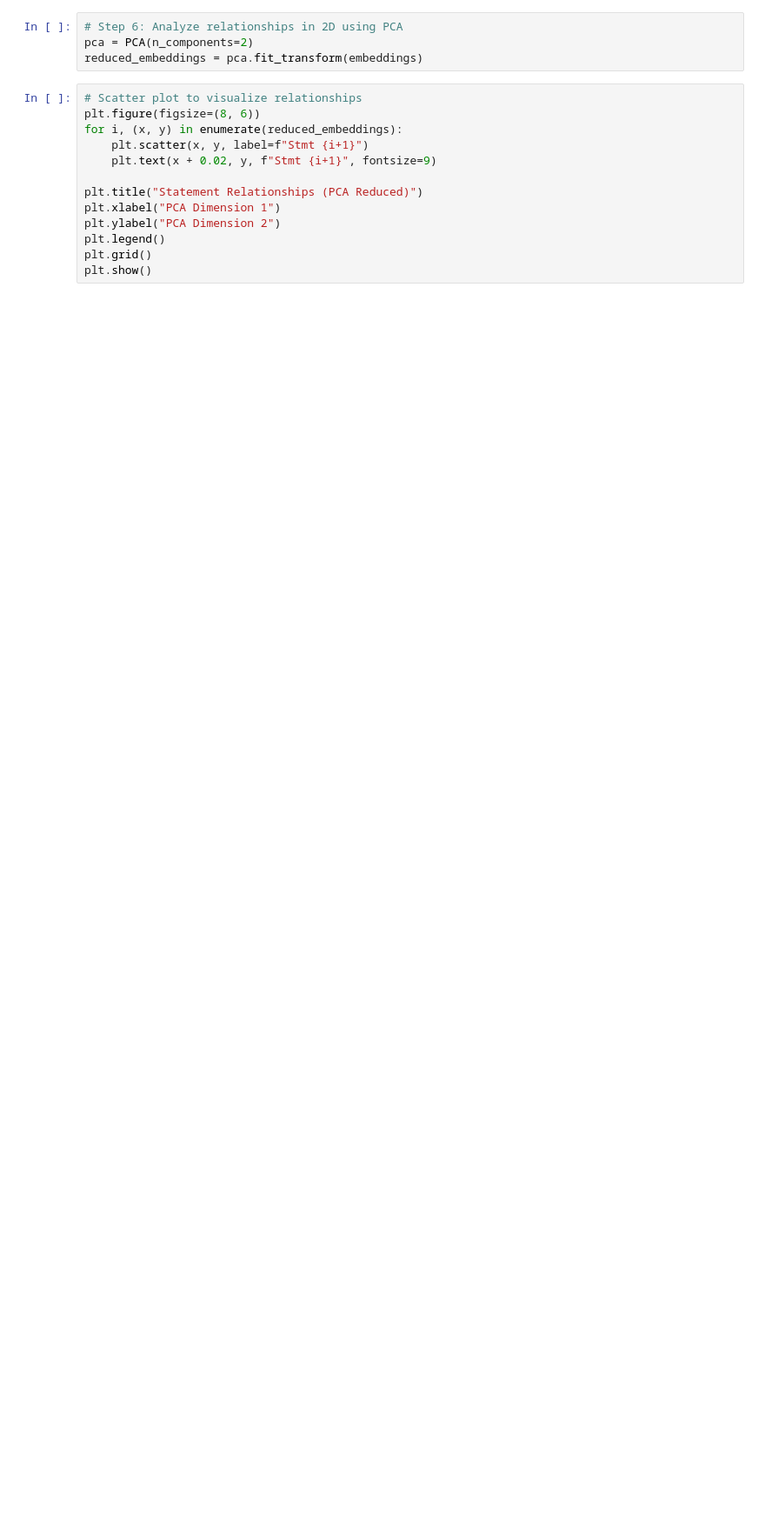
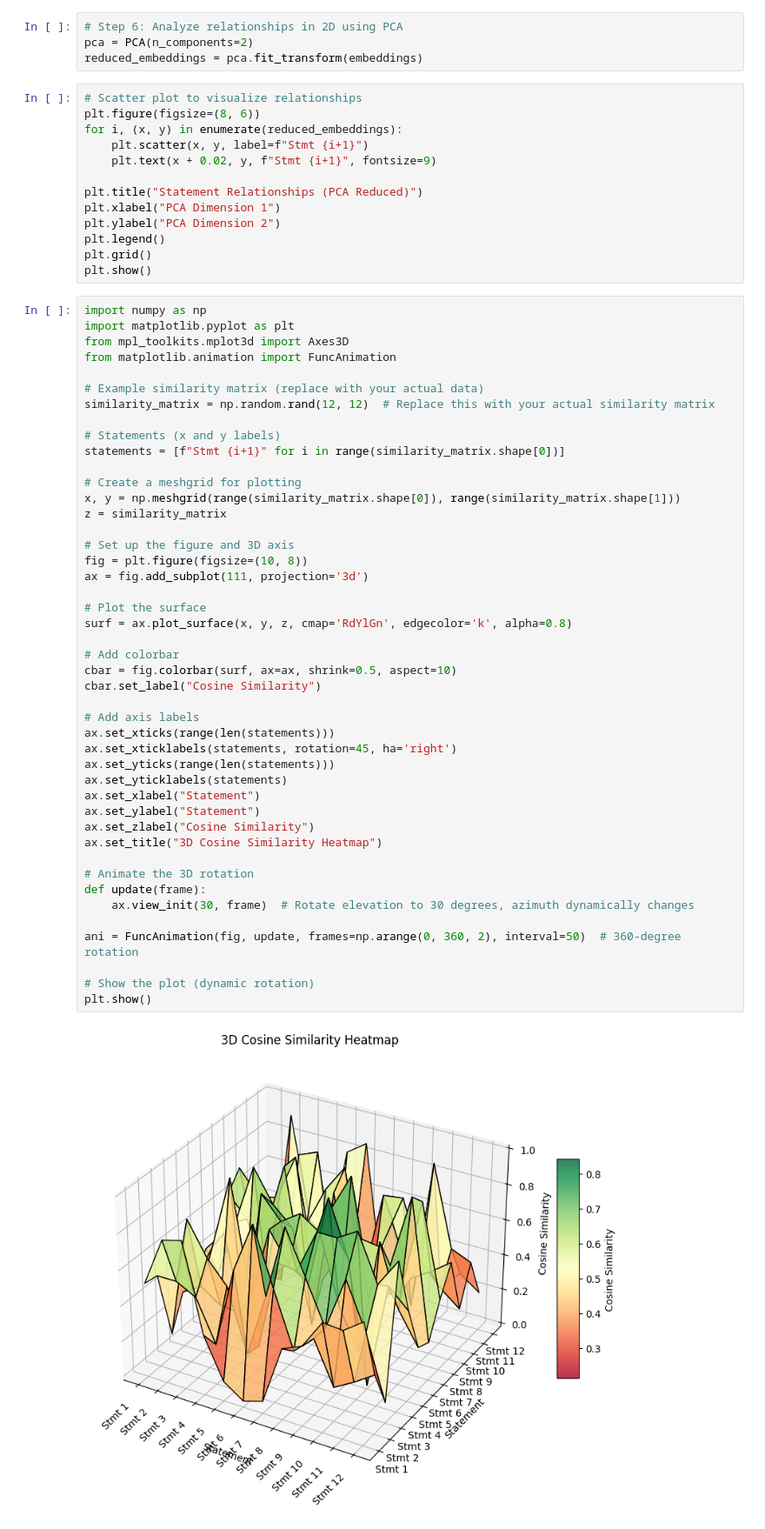
Before and after one commit to tanviredu/Mastering-LangChain, a Jupyter notebook: 3-Integration/3-Embeddings/Embeddings_Playground.ipynb, the cells around one changed output. Shown: that part at 87% size. Saved outputs shown, nothing was run; the diff lists cells and outputs as text; blank space fills up the shorter version.

```diff
--- a/3-Integration/3-Embeddings/Embeddings_Playground.ipynb
+++ b/3-Integration/3-Embeddings/Embeddings_Playground.ipynb
@@ -68,3 +105,50 @@ plt.ylabel("PCA Dimension 2")
 plt.legend()
 plt.grid()
 plt.show()
+# %%
+import numpy as np
+import matplotlib.pyplot as plt
+from mpl_toolkits.mplot3d import Axes3D
+from matplotlib.animation import FuncAnimation
+
+# Example similarity matrix (replace with your actual data)
+similarity_matrix = np.random.rand(12, 12)  # Replace this with your actual similarity matrix
+
+# Statements (x and y labels)
+statements = [f"Stmt {i+1}" for i in range(similarity_matrix.shape[0])]
+
+# Create a meshgrid for plotting
+x, y = np.meshgrid(range(similarity_matrix.shape[0]), range(similarity_matrix.shape[1]))
+z = similarity_matrix
+
+# Set up the figure and 3D axis
+fig = plt.figure(figsize=(10, 8))
+ax = fig.add_subplot(111, projection='3d')
+
+# Plot the surface
+surf = ax.plot_surface(x, y, z, cmap='RdYlGn', edgecolor='k', alpha=0.8)
+
+# Add colorbar
+cbar = fig.colorbar(surf, ax=ax, shrink=0.5, aspect=10)
+cbar.set_label("Cosine Similarity")
+
+# Add axis labels
+ax.set_xticks(range(len(statements)))
+ax.set_xticklabels(statements, rotation=45, ha='right')
+ax.set_yticks(range(len(statements)))
+ax.set_yticklabels(statements)
+ax.set_xlabel("Statement")
+ax.set_ylabel("Statement")
+ax.set_zlabel("Cosine Similarity")
+ax.set_title("3D Cosine Similarity Heatmap")
+
+# Animate the 3D rotation
+def update(frame):
+    ax.view_init(30, frame)  # Rotate elevation to 30 degrees, azimuth dynamically changes
+
+ani = FuncAnimation(fig, update, frames=np.arange(0, 360, 2), interval=50)  # 360-degree rotation
+
+# Show the plot (dynamic rotation)
+plt.show()
+# %% [output]
+[figure, added]
```
Also changed, not shown: parts of 5 cells of this notebook, 5 other files.
